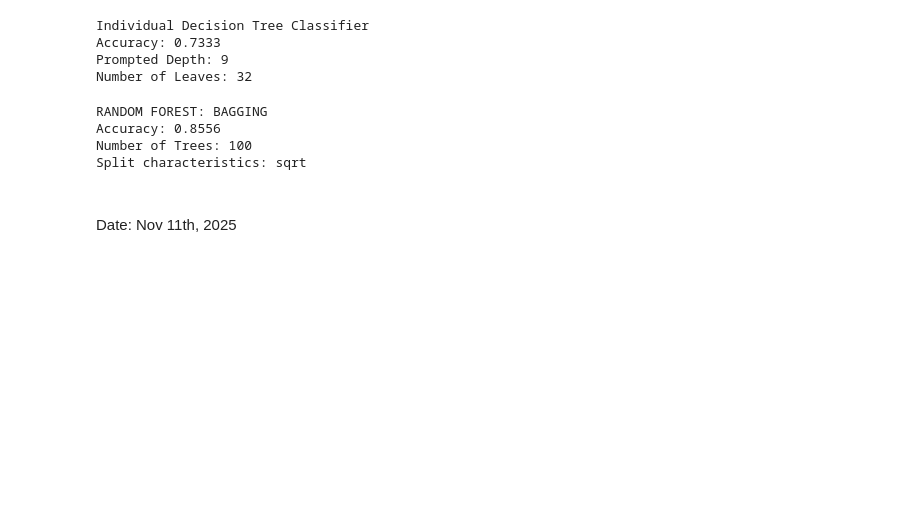
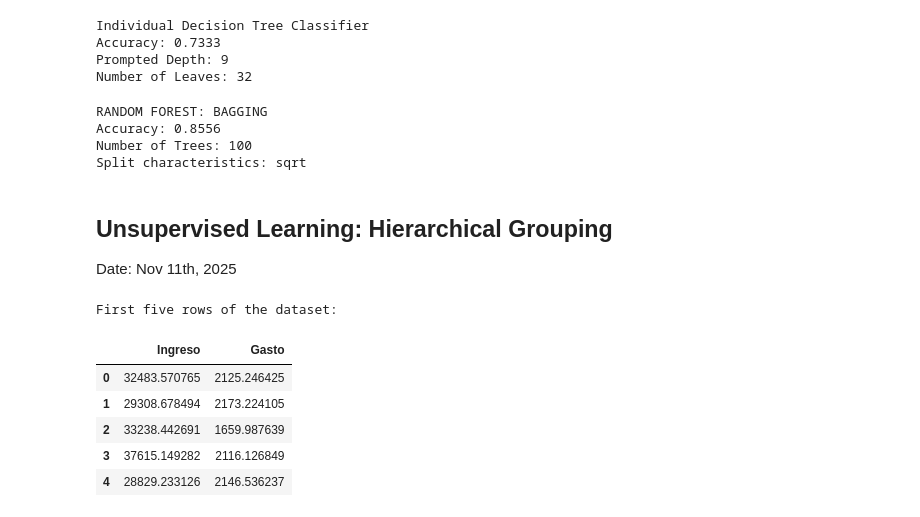
Before and after one commit to alanPalma25/sic-2025-python-ai, a Jupyter notebook: ia_module/classnotes.ipynb, the cells around one changed output. Drawn from its saved outputs; the diff is of its cells as text; code cells hidden in the pictures; blank space fills up the shorter version.

```diff
--- a/ia_module/classnotes.ipynb
+++ b/ia_module/classnotes.ipynb
@@ -469,6 +469,6 @@ Split characteristics: sqrt
 # print(f"Accuracy: {accuracy_xgb:.4f}")
 # print(f'Number of Trees: {xgb_model.n_estimators}')
 # %% [markdown]
-#
+## **Unsupervised Learning: Hierarchical Grouping**
 
 Date: Nov 11th, 2025
@@ -474,0 +484,32 @@ Date: Nov 11th, 2025
+# %%
+# Create a synthetic dataset
+
+datos = pd.DataFrame({
+    'Ingreso': np.concatenate([
+        # Cluster 1: low income
+        np.random.normal(30000, 5000, 50),
+        # Cluster 2: medium income
+        np.random.normal(80000, 10000, 50),
+        # Cluster 3: high income
+        np.random.normal(150000, 20000, 50)
+    ]),
+    'Gasto': np.concatenate([
+        # Cluster 1: low spending
+        np.random.normal(2000, 500, 50),
+        # Cluster 2: medium spending
+        np.random.normal(7000, 1000, 50),
+        # Cluster 3: high spending
+        np.random.normal(20000, 3000, 50)
+    ])
+})
+
+print("First five rows of the dataset:")
+display(datos.head())
+# %% [output]
+First five rows of the dataset:
+|  | Ingreso | Gasto |
+| 0 | 32483.570765 | 2125.246425 |
+| 1 | 29308.678494 | 2173.224105 |
+| 2 | 33238.442691 | 1659.987639 |
+| 3 | 37615.149282 | 2116.126849 |
+| 4 | 28829.233126 | 2146.536237 |
```
Also changed, not shown: parts of 5 cells of this notebook.
